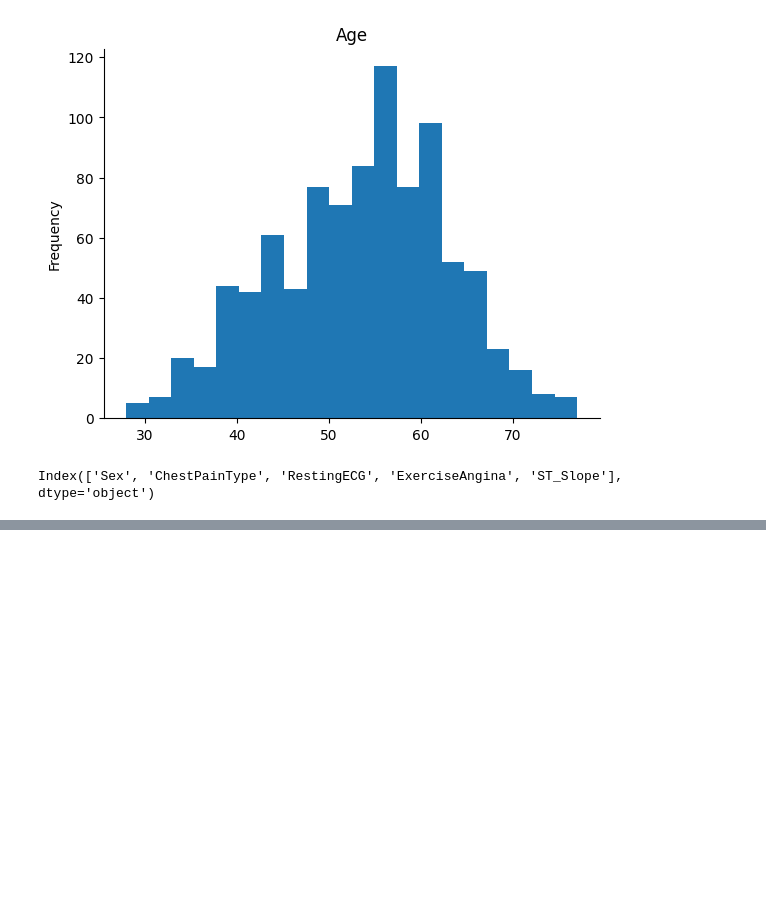
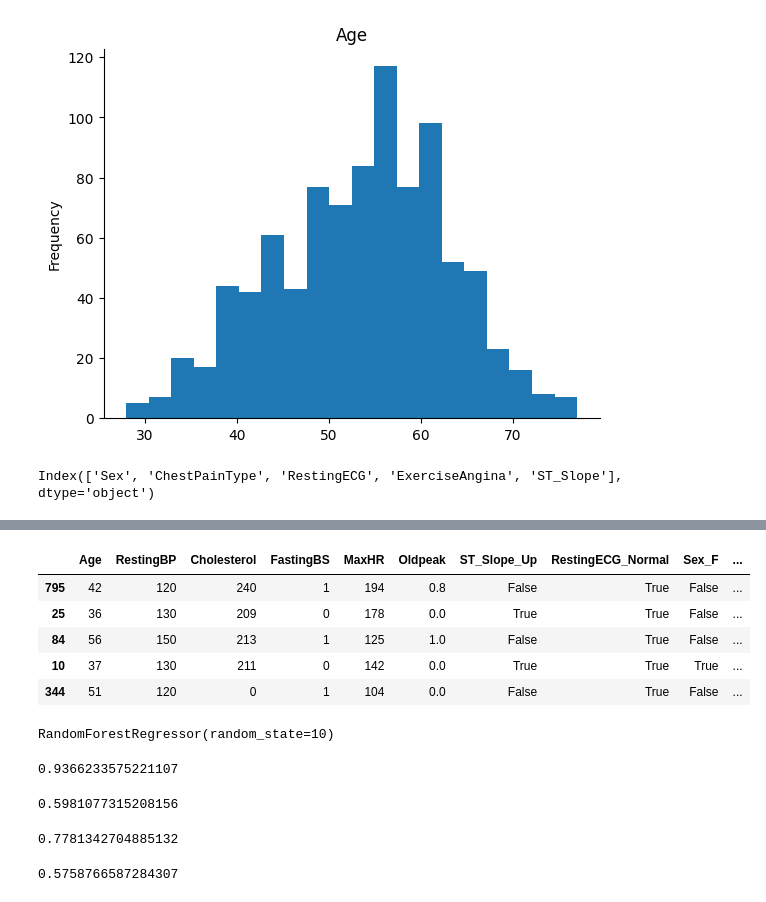
Before and after one commit to OVP2023/ML, a Jupyter notebook: ensemble_dz.ipynb, the cells around one changed output, grey strips where cells are left out. Drawn from its saved outputs; the diff is of its cells as text; code cells hidden in the pictures; blank space fills up the shorter version.

```diff
--- a/ensemble_dz.ipynb
+++ b/ensemble_dz.ipynb
@@ -84,3 +84,7 @@ categorials = X_train.select_dtypes('object').columns
 categorials
 # %% [output]
 Index(['Sex', 'ChestPainType', 'RestingECG', 'ExerciseAngina', 'ST_Slope'], dtype='object')
+# %%
+# отфильтруем непрерывные признаки
+integer = X_train.select_dtypes(['int', 'float']).columns.tolist()
+X_train[integer].head()
@@ -86,0 +98,50 @@ Index(['Sex', 'ChestPainType', 'RestingECG', 'ExerciseAngina', 'ST_Slope'], dtyp
+# %%
+# Создаем дамми-переменные для категорий
+dummy_train = pd.get_dummies(X_train[categorials], columns=categorials)
+dummy_test = pd.get_dummies(X_test[categorials], columns=categorials)
+
+dummy_cols = list(set(dummy_train) & set(dummy_test))
+
+dummy_train = dummy_train[dummy_cols]
+dummy_test = dummy_test[dummy_cols]
+
+# Заменяем пропуски на специальное значение -999, чтобы деревья могли их отличить
+X_train = pd.concat([X_train[integer].fillna(-999), dummy_train], axis=1)
+
+X_test = pd.concat([X_test[integer].fillna(-999), dummy_test], axis=1)
+# %%
+X_train.head()
+# %% [output]
+|  | Age | RestingBP | Cholesterol | FastingBS | MaxHR | Oldpeak | ST_Slope_Up | RestingECG_Normal | Sex_F | ... |
+| 795 | 42 | 120 | 240 | 1 | 194 | 0.8 | False | True | False | ... |
+| 25 | 36 | 130 | 209 | 0 | 178 | 0.0 | True | True | False | ... |
+| 84 | 56 | 150 | 213 | 1 | 125 | 1.0 | False | True | False | ... |
+| 10 | 37 | 130 | 211 | 0 | 142 | 0.0 | True | True | True | ... |
+| 344 | 51 | 120 | 0 | 1 | 104 | 0.0 | False | True | False | ... |
+# %%
+clf_rf = RandomForestRegressor(random_state=10)
+clf_rf.fit(X_train, y_train)
+# %% [output]
+RandomForestRegressor(random_state=10)
+# %%
+clf_rf.score(X_train, y_train)
+# %% [output]
+0.9366233575221107
+# %%
+clf_rf.score(X_test, y_test)
+# %% [output]
+0.5981077315208156
+# %%
+#Бустинг
+from sklearn.ensemble import GradientBoostingRegressor
+
+boosting = GradientBoostingRegressor(n_estimators=100,
+                                     random_state=10)
+boosting.fit(X_train, y_train)
+boosting.score(X_train, y_train)
+# %% [output]
+0.7781342704885132
+# %%
+boosting.score(X_test, y_test)
+# %% [output]
+0.5758766587284307
```
Also changed, not shown: parts of 7 cells of this notebook.
